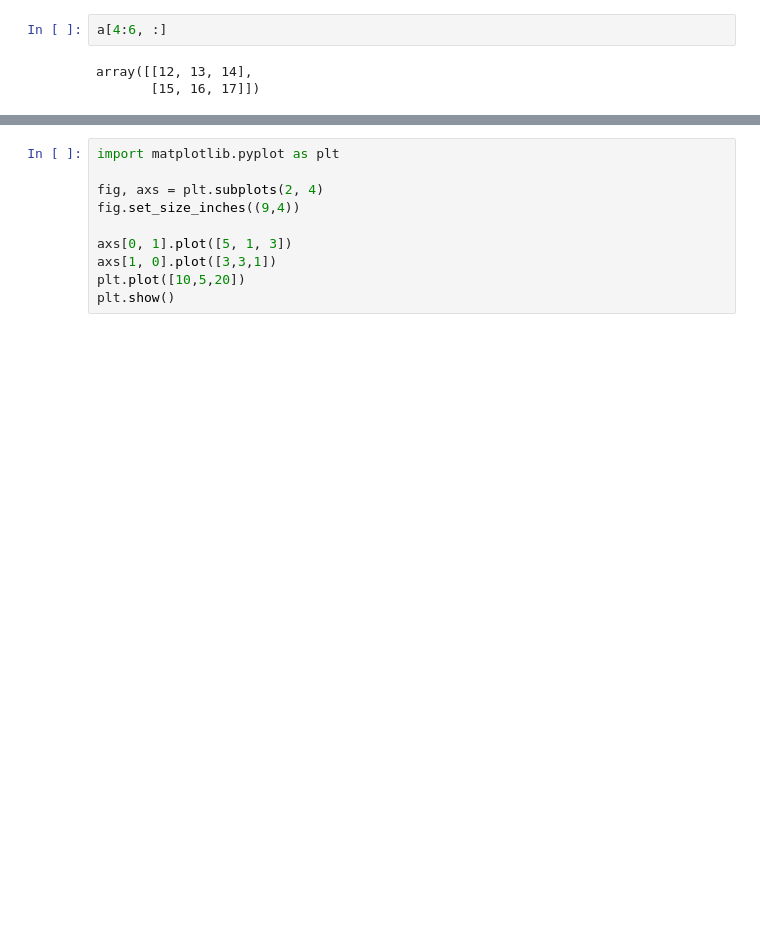
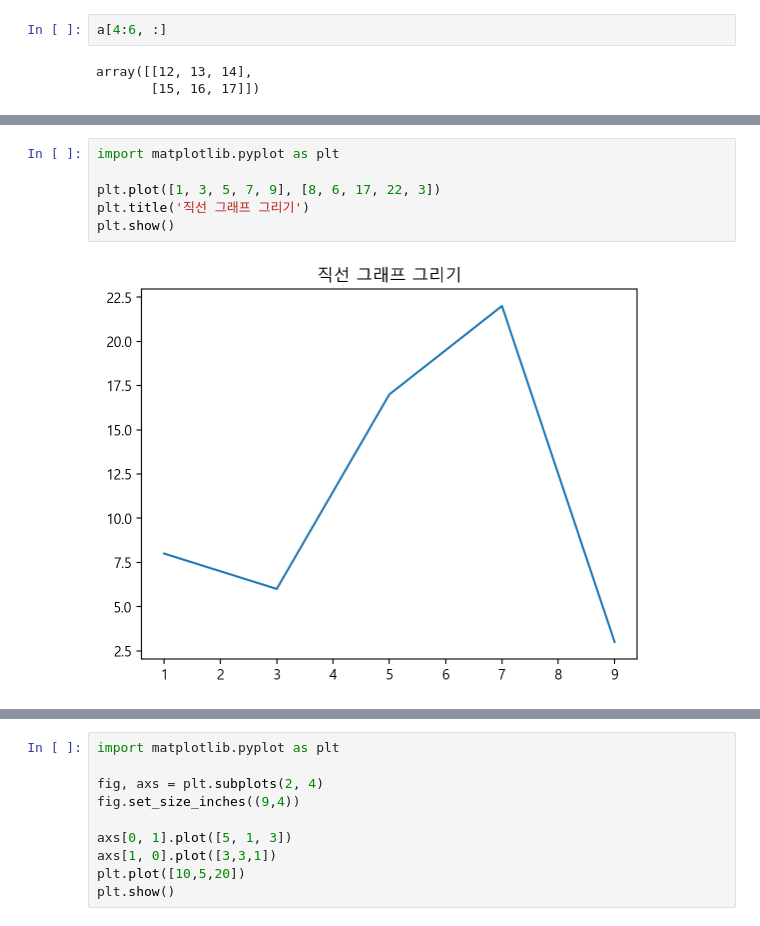
Before and after one commit to kbs-kbs/2024-intro-DA-code, a Jupyter notebook: w06-ary-split-matplotlib-basic.ipynb, the cells around one changed output, grey strips where cells are left out. Cells and saved outputs as stored; diff of their text form; blank space fills up the shorter version.

```diff
--- a/w06-ary-split-matplotlib-basic.ipynb
+++ b/w06-ary-split-matplotlib-basic.ipynb
@@ -55,0 +310,8 @@ plt.show()
+# %%
+import matplotlib.pyplot as plt
+
+plt.plot([1, 3, 5, 7, 9], [8, 6, 17, 22, 3])
+plt.title('직선 그래프 그리기')
+plt.show()
+# %% [output]
+[figure, added]
```
Also changed, not shown: parts of 70 cells of this notebook.
